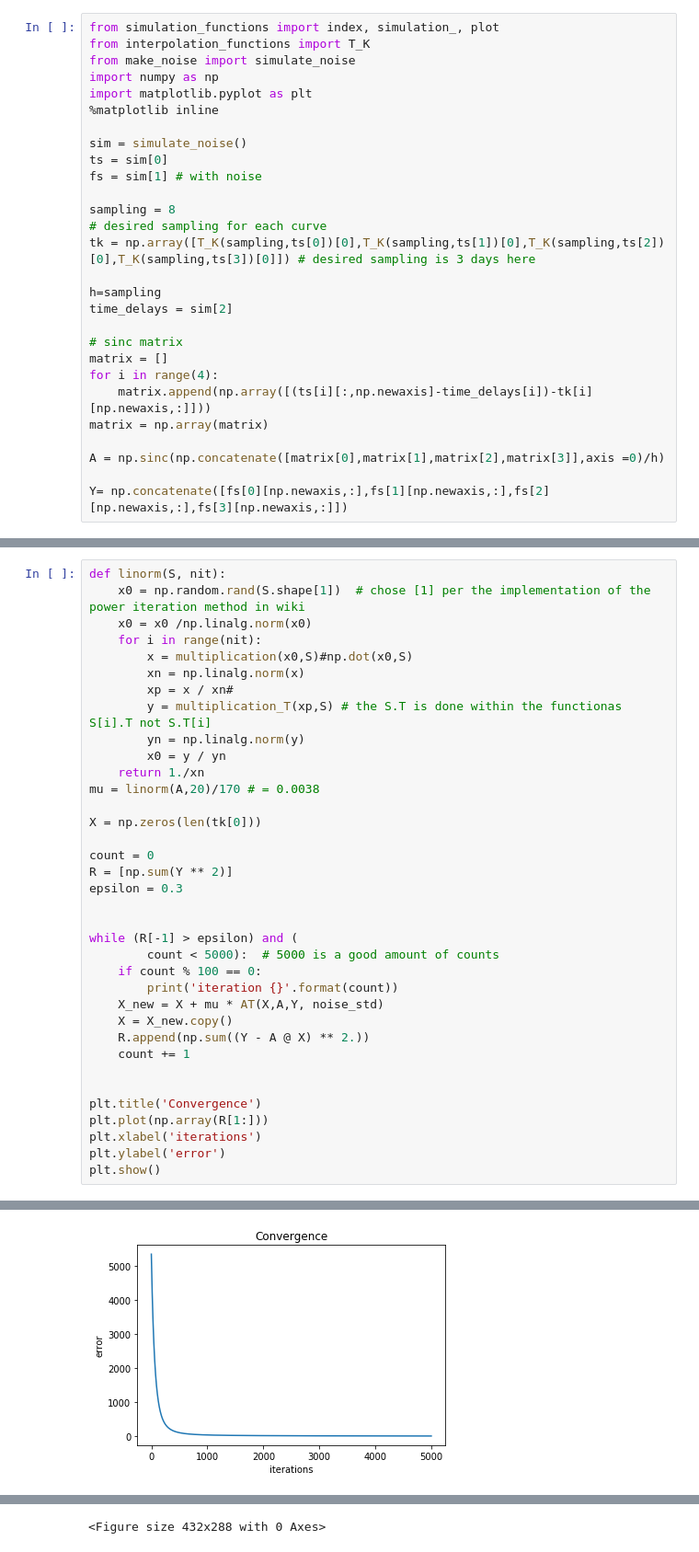
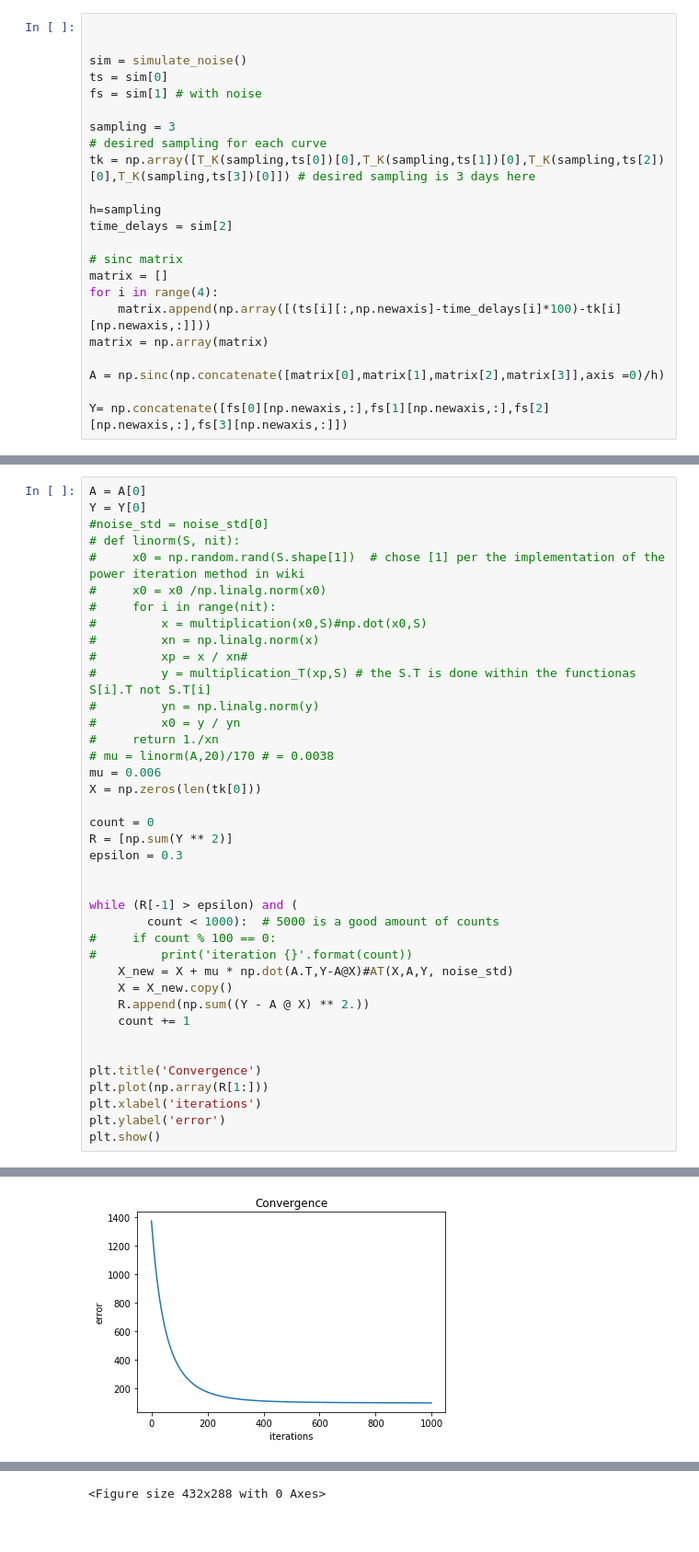
Before and after one commit to herjy/Quasar_lensing, a Jupyter notebook: simulation_interpolation/4xKxS_final.ipynb, the cells around one changed output, grey strips where cells are left out. Shown: that part at 92% size. Drawn from its saved outputs; the diff is of its cells as text.

Commit message:
time delay fix attempt

```diff
--- a/simulation_interpolation/4xKxS_final.ipynb
+++ b/simulation_interpolation/4xKxS_final.ipynb
@@ -1,16 +8,11 @@
 # %%
-from simulation_functions import index, simulation_, plot
-from interpolation_functions import T_K
-from make_noise import simulate_noise
-import numpy as np
-import matplotlib.pyplot as plt
-%matplotlib inline
+
 
 sim = simulate_noise()
 ts = sim[0]
 fs = sim[1] # with noise
 
-sampling = 8
+sampling = 3
 # desired sampling for each curve
 tk = np.array([T_K(sampling,ts[0])[0],T_K(sampling,ts[1])[0],T_K(sampling,ts[2])[0],T_K(sampling,ts[3])[0]]) # desired sampling is 3 days here
 
@@ -20,7 +22,7 @@ time_delays = sim[2]
 # sinc matrix
 matrix = []
 for i in range(4):
-    matrix.append(np.array([(ts[i][:,np.newaxis]-time_delays[i])-tk[i][np.newaxis,:]]))
+    matrix.append(np.array([(ts[i][:,np.newaxis]-time_delays[i]*100)-tk[i][np.newaxis,:]]))
 matrix = np.array(matrix)
 
 A = np.sinc(np.concatenate([matrix[0],matrix[1],matrix[2],matrix[3]],axis =0)/h)
@@ -67,17 +126,20 @@ def multiplication_T(X,S): # X.S.T
 # %%
-def linorm(S, nit):
-    x0 = np.random.rand(S.shape[1])  # chose [1] per the implementation of the power iteration method in wiki
-    x0 = x0 /np.linalg.norm(x0)
-    for i in range(nit):
-        x = multiplication(x0,S)#np.dot(x0,S)
-        xn = np.linalg.norm(x)
-        xp = x / xn#
-        y = multiplication_T(xp,S) # the S.T is done within the functionas S[i].T not S.T[i]
-        yn = np.linalg.norm(y)
-        x0 = y / yn
-    return 1./xn
-mu = linorm(A,20)/170 # = 0.0038
-
+A = A[0]
+Y = Y[0]
+#noise_std = noise_std[0]
+# def linorm(S, nit):
+#     x0 = np.random.rand(S.shape[1])  # chose [1] per the implementation of the power iteration method in wiki
+#     x0 = x0 /np.linalg.norm(x0)
+#     for i in range(nit):
+#         x = multiplication(x0,S)#np.dot(x0,S)
+#         xn = np.linalg.norm(x)
+#         xp = x / xn#
+#         y = multiplication_T(xp,S) # the S.T is done within the functionas S[i].T not S.T[i]
+#         yn = np.linalg.norm(y)
+#         x0 = y / yn
+#     return 1./xn
+# mu = linorm(A,20)/170 # = 0.0038
+mu = 0.006
 X = np.zeros(len(tk[0]))
 
 count = 0
@@ -86,10 +148,10 @@ epsilon = 0.3
 
 
 while (R[-1] > epsilon) and (
-        count < 5000):  # 5000 is a good amount of counts
-    if count % 100 == 0:
-        print('iteration {}'.format(count))
-    X_new = X + mu * AT(X,A,Y, noise_std)
+        count < 1000):  # 5000 is a good amount of counts
+#     if count % 100 == 0:
+#         print('iteration {}'.format(count))
+    X_new = X + mu * np.dot(A.T,Y-A@X)#AT(X,A,Y, noise_std)
     X = X_new.copy()
     R.append(np.sum((Y - A @ X) ** 2.))
     count += 1
@@ -121 +166 @@ iteration 4900
-[figure, old version]
+[figure, new version]
```
Also changed, not shown: parts of 12 cells of this notebook, 5 other files.
